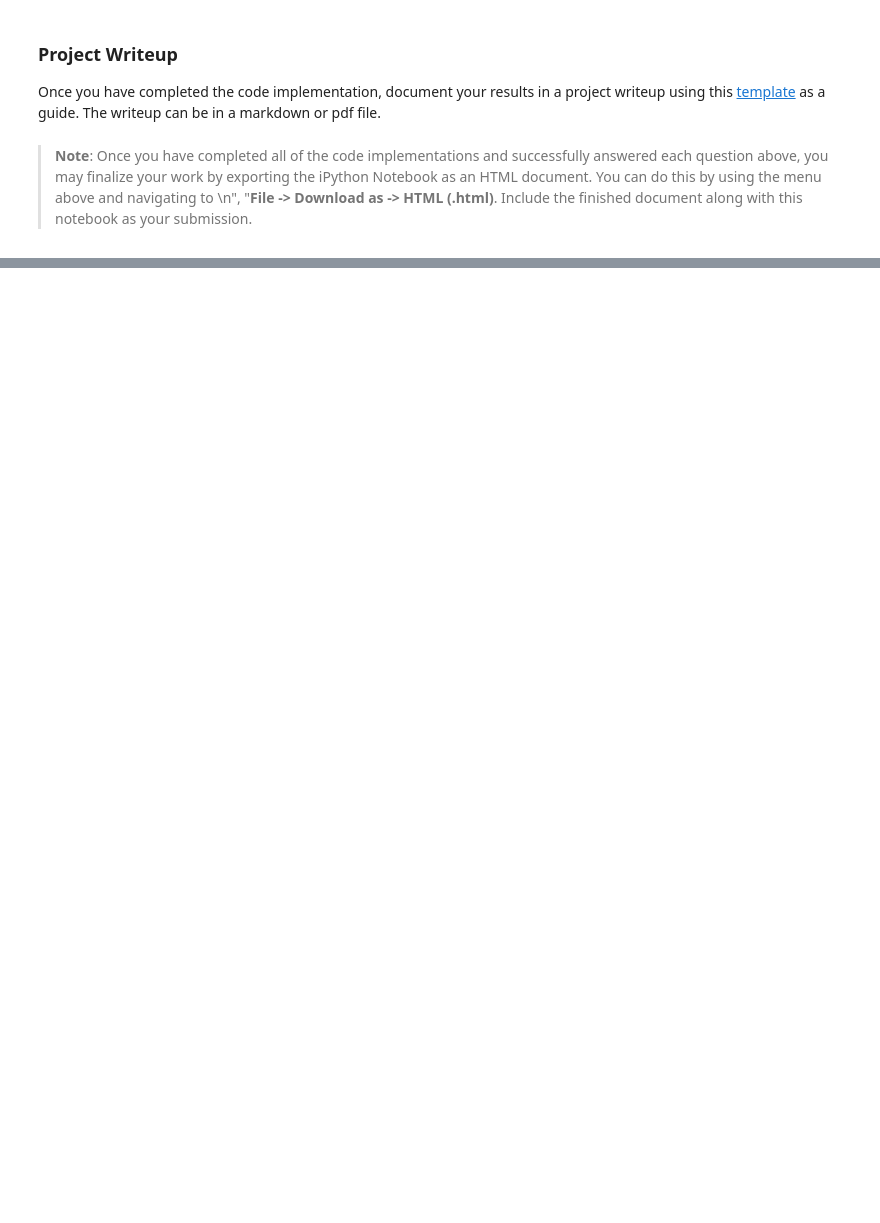
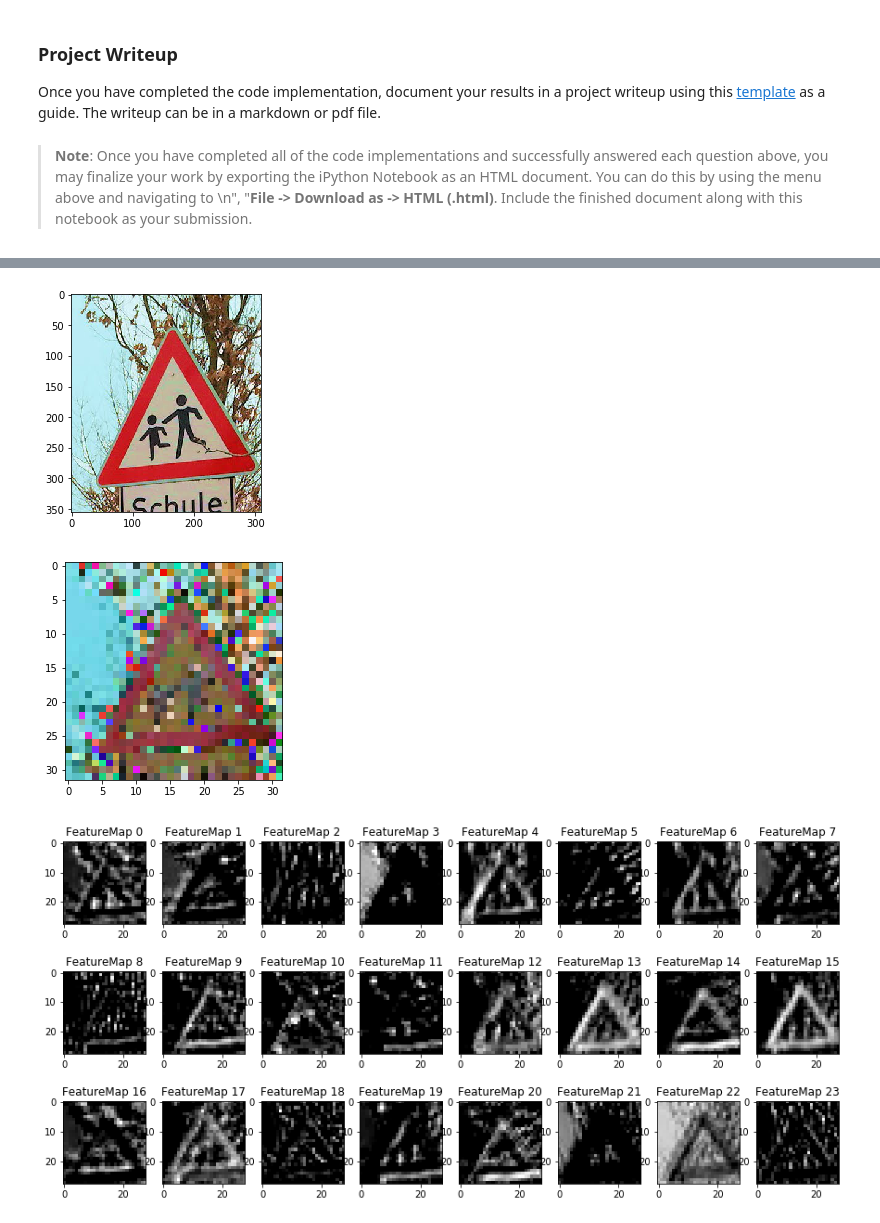
Before and after one commit to maxcorrea/SignClassifier, a Jupyter notebook: AlexNet.ipynb, the cells around one changed output, grey strips where cells are left out. Cells and saved outputs as stored; diff of their text form; code cells hidden in the pictures; blank space fills up the shorter version.

Commit message:
model trained and new images tested

```diff
--- a/AlexNet.ipynb
+++ b/AlexNet.ipynb
@@ -620,13 +619,33 @@ def outputFeatureMap(image_input, tf_activation, activation_min=-1, activation_m
     featuremaps = activation.shape[3]
     plt.figure(plt_num, figsize=(15,15))
     for featuremap in range(featuremaps):
-        plt.subplot(6,8, featuremap+1) # sets the number of feature maps to show on each row and column
-        plt.title('FeatureMap ' + str(featuremap)) # displays the feature map number
-        if activation_min != -1 & activation_max != -1:
-            plt.imshow(activation[0,:,:, featuremap], interpolation="nearest", vmin =activation_min, vmax=activation_max, cmap="gray")
-        elif activation_max != -1:
-            plt.imshow(activation[0,:,:, featuremap], interpolation="nearest", vmax=activation_max, cmap="gray")
-        elif activation_min !=-1:
-            plt.imshow(activation[0,:,:, featuremap], interpolation="nearest", vmin=activation_min, cmap="gray")
-        else:
-            plt.imshow(activation[0,:,:, featuremap], interpolation="nearest", cmap="gray")
+        if (featuremap < 48):
+            plt.subplot(6,8, featuremap+1) # sets the number of feature maps to show on each row and column
+            plt.title('FeatureMap ' + str(featuremap)) # displays the feature map number
+            if activation_min != -1 & activation_max != -1:
+                plt.imshow(activation[0,:,:, featuremap], interpolation="nearest", vmin =activation_min, vmax=activation_max, cmap="gray")
+            elif activation_max != -1:
+                plt.imshow(activation[0,:,:, featuremap], interpolation="nearest", vmax=activation_max, cmap="gray")
+            elif activation_min !=-1:
+                plt.imshow(activation[0,:,:, featuremap], interpolation="nearest", vmin=activation_min, cmap="gray")
+            else:
+                plt.imshow(activation[0,:,:, featuremap], interpolation="nearest", cmap="gray")
+# %%
+ind  = 2
+imageRaw = X_newData[ind]
+plt.figure()
+plt.imshow(imageRaw)
+
+plt.figure()
+imageScaled = X_scaled[ind]
+plt.imshow(imageScaled)
+
+with tf.Session() as sess:
+    saver.restore(sess, tf.train.latest_checkpoint('.'))
+    imageScaled = imageScaled[np.newaxis, ...]
+    outputFeatureMap(imageScaled, architecture.conv1, plt_num=3)
+    outputFeatureMap(imageScaled, architecture.conv2, plt_num=4)
+# %% [output]
+[figure, added]
+[figure, added]
+[figure, added]
```
Also changed, not shown: parts of 9 cells of this notebook.
